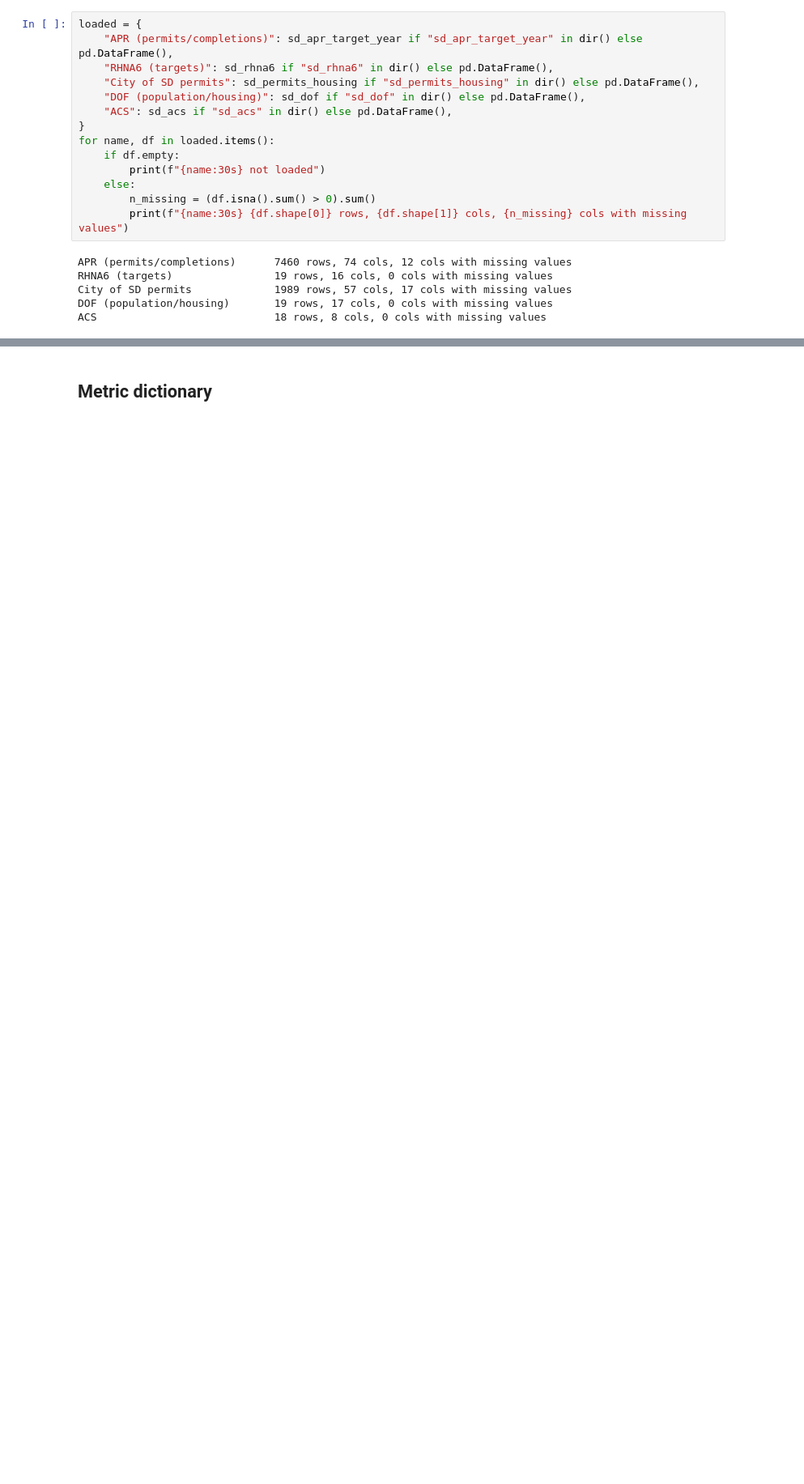
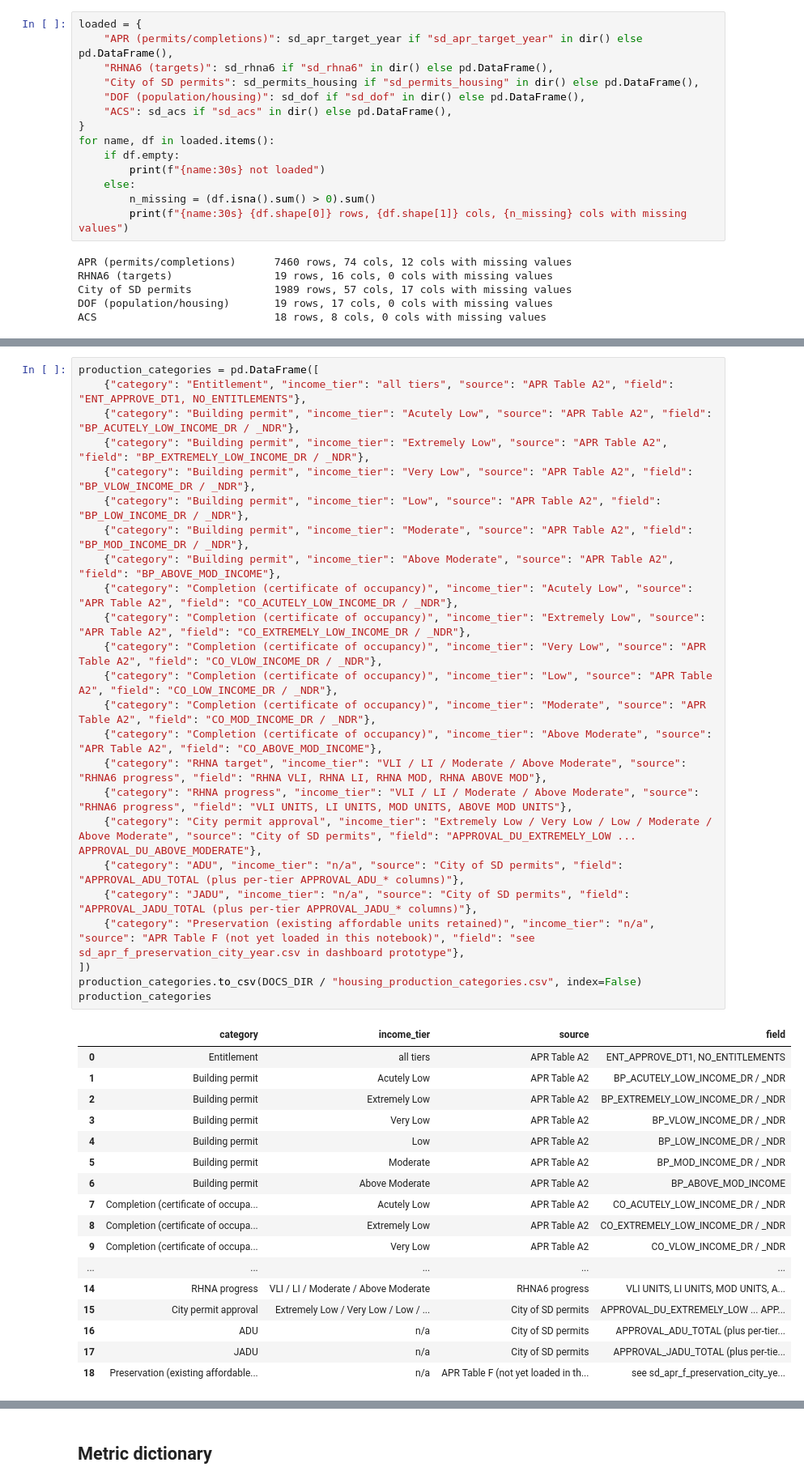
Before and after one commit to laurenthanhvo/chpd-dashboard-data-validation, a Jupyter notebook: van's work/notebooks/rhna_housing_production.ipynb, the cells around one changed output, grey strips where cells are left out. Shown at 81% size. Saved outputs shown, nothing was run; the diff lists cells and outputs as text; blank space fills up the shorter version.

```diff
--- a/van's work/notebooks/rhna_housing_production.ipynb
+++ b/van's work/notebooks/rhna_housing_production.ipynb
@@ -484,0 +488,42 @@ ACS                            18 rows, 8 cols, 0 cols with missing values
+# %%
+production_categories = pd.DataFrame([
+    {"category": "Entitlement", "income_tier": "all tiers", "source": "APR Table A2", "field": "ENT_APPROVE_DT1, NO_ENTITLEMENTS"},
+    {"category": "Building permit", "income_tier": "Acutely Low", "source": "APR Table A2", "field": "BP_ACUTELY_LOW_INCOME_DR / _NDR"},
+    {"category": "Building permit", "income_tier": "Extremely Low", "source": "APR Table A2", "field": "BP_EXTREMELY_LOW_INCOME_DR / _NDR"},
+    {"category": "Building permit", "income_tier": "Very Low", "source": "APR Table A2", "field": "BP_VLOW_INCOME_DR / _NDR"},
+    {"category": "Building permit", "income_tier": "Low", "source": "APR Table A2", "field": "BP_LOW_INCOME_DR / _NDR"},
+    {"category": "Building permit", "income_tier": "Moderate", "source": "APR Table A2", "field": "BP_MOD_INCOME_DR / _NDR"},
+    {"category": "Building permit", "income_tier": "Above Moderate", "source": "APR Table A2", "field": "BP_ABOVE_MOD_INCOME"},
+    {"category": "Completion (certificate of occupancy)", "income_tier": "Acutely Low", "source": "APR Table A2", "field": "CO_ACUTELY_LOW_INCOME_DR / _NDR"},
+    {"category": "Completion (certificate of occupancy)", "income_tier": "Extremely Low", "source": "APR Table A2", "field": "CO_EXTREMELY_LOW_INCOME_DR / _NDR"},
+    {"category": "Completion (certificate of occupancy)", "income_tier": "Very Low", "source": "APR Table A2", "field": "CO_VLOW_INCOME_DR / _NDR"},
+    {"category": "Completion (certificate of occupancy)", "income_tier": "Low", "source": "APR Table A2", "field": "CO_LOW_INCOME_DR / _NDR"},
+    {"category": "Completion (certificate of occupancy)", "income_tier": "Moderate", "source": "APR Table A2", "field": "CO_MOD_INCOME_DR / _NDR"},
+    {"category": "Completion (certificate of occupancy)", "income_tier": "Above Moderate", "source": "APR Table A2", "field": "CO_ABOVE_MOD_INCOME"},
+    {"category": "RHNA target", "income_tier": "VLI / LI / Moderate / Above Moderate", "source": "RHNA6 progress", "field": "RHNA VLI, RHNA LI, RHNA MOD, RHNA ABOVE MOD"},
+    {"category": "RHNA progress", "income_tier": "VLI / LI / Moderate / Above Moderate", "source": "RHNA6 progress", "field": "VLI UNITS, LI UNITS, MOD UNITS, ABOVE MOD UNITS"},
+    {"category": "City permit approval", "income_tier": "Extremely Low / Very Low / Low / Moderate / Above Moderate", "source": "City of SD permits", "field": "APPROVAL_DU_EXTREMELY_LOW ... APPROVAL_DU_ABOVE_MODERATE"},
+    {"category": "ADU", "income_tier": "n/a", "source": "City of SD permits", "field": "APPROVAL_ADU_TOTAL (plus per-tier APPROVAL_ADU_* columns)"},
+    {"category": "JADU", "income_tier": "n/a", "source": "City of SD permits", "field": "APPROVAL_JADU_TOTAL (plus per-tier APPROVAL_JADU_* columns)"},
+    {"category": "Preservation (existing affordable units retained)", "income_tier": "n/a", "source": "APR Table F (not yet loaded in this notebook)", "field": "see sd_apr_f_preservation_city_year.csv in dashboard prototype"},
+])
+production_categories.to_csv(DOCS_DIR / "housing_production_categories.csv", index=False)
+production_categories
+# %% [output]
+|  | category | income_tier | source | field |
+| 0 | Entitlement | all tiers | APR Table A2 | ENT_APPROVE_DT1, NO_ENTITLEMENTS |
+| 1 | Building permit | Acutely Low | APR Table A2 | BP_ACUTELY_LOW_INCOME_DR / _NDR |
+| 2 | Building permit | Extremely Low | APR Table A2 | BP_EXTREMELY_LOW_INCOME_DR / _NDR |
+| 3 | Building permit | Very Low | APR Table A2 | BP_VLOW_INCOME_DR / _NDR |
+| 4 | Building permit | Low | APR Table A2 | BP_LOW_INCOME_DR / _NDR |
+| 5 | Building permit | Moderate | APR Table A2 | BP_MOD_INCOME_DR / _NDR |
+| 6 | Building permit | Above Moderate | APR Table A2 | BP_ABOVE_MOD_INCOME |
+| 7 | Completion (certificate of occupa... | Acutely Low | APR Table A2 | CO_ACUTELY_LOW_INCOME_DR / _NDR |
+| 8 | Completion (certificate of occupa... | Extremely Low | APR Table A2 | CO_EXTREMELY_LOW_INCOME_DR / _NDR |
+| 9 | Completion (certificate of occupa... | Very Low | APR Table A2 | CO_VLOW_INCOME_DR / _NDR |
+| ... | ... | ... | ... | ... |
+| 14 | RHNA progress | VLI / LI / Moderate / Above Moderate | RHNA6 progress | VLI UNITS, LI UNITS, MOD UNITS, A... |
+| 15 | City permit approval | Extremely Low / Very Low / Low / ... | City of SD permits | APPROVAL_DU_EXTREMELY_LOW ... APP... |
+| 16 | ADU | n/a | City of SD permits | APPROVAL_ADU_TOTAL (plus per-tier... |
+| 17 | JADU | n/a | City of SD permits | APPROVAL_JADU_TOTAL (plus per-tie... |
+| 18 | Preservation (existing affordable... | n/a | APR Table F (not yet loaded in th... | see sd_apr_f_preservation_city_ye... |
```
Also changed, not shown: parts of 12 cells of this notebook, 4 other files.
